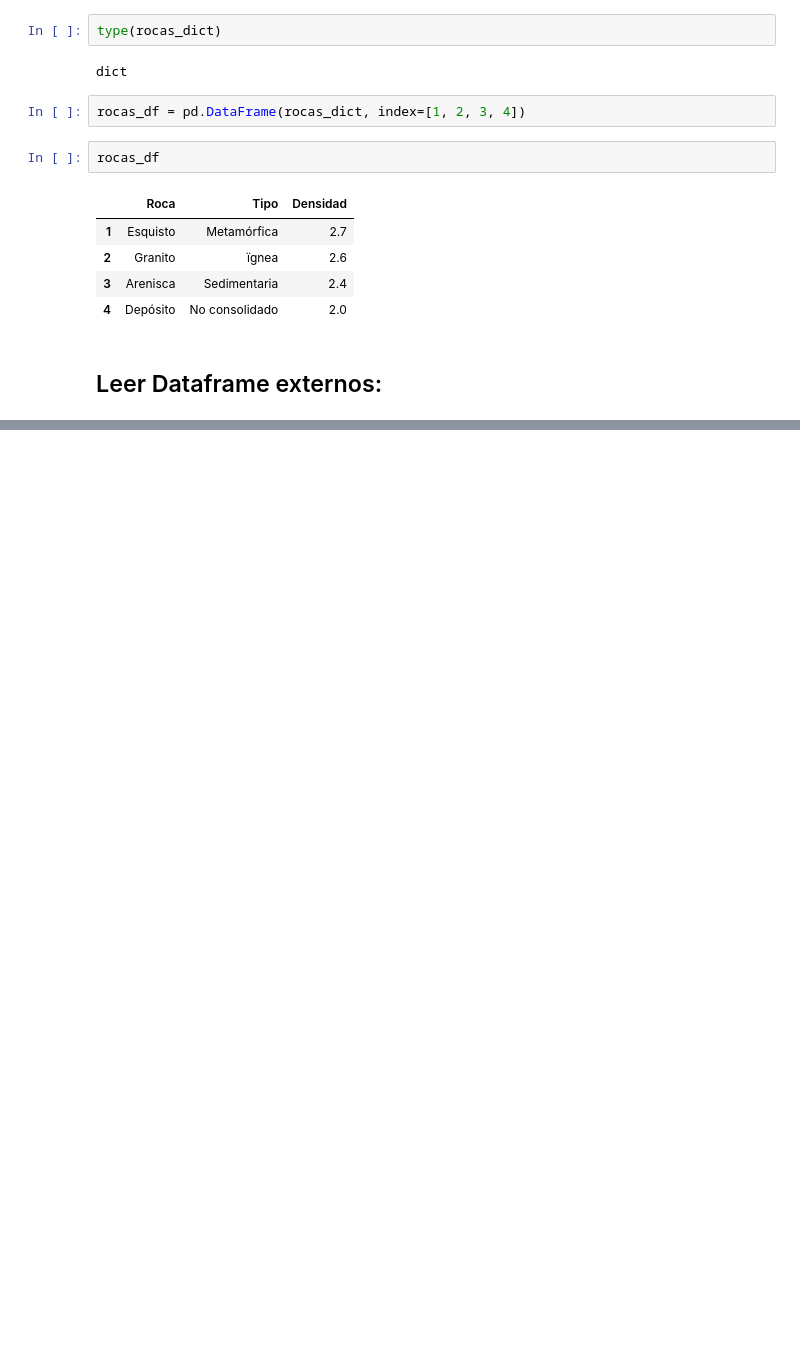
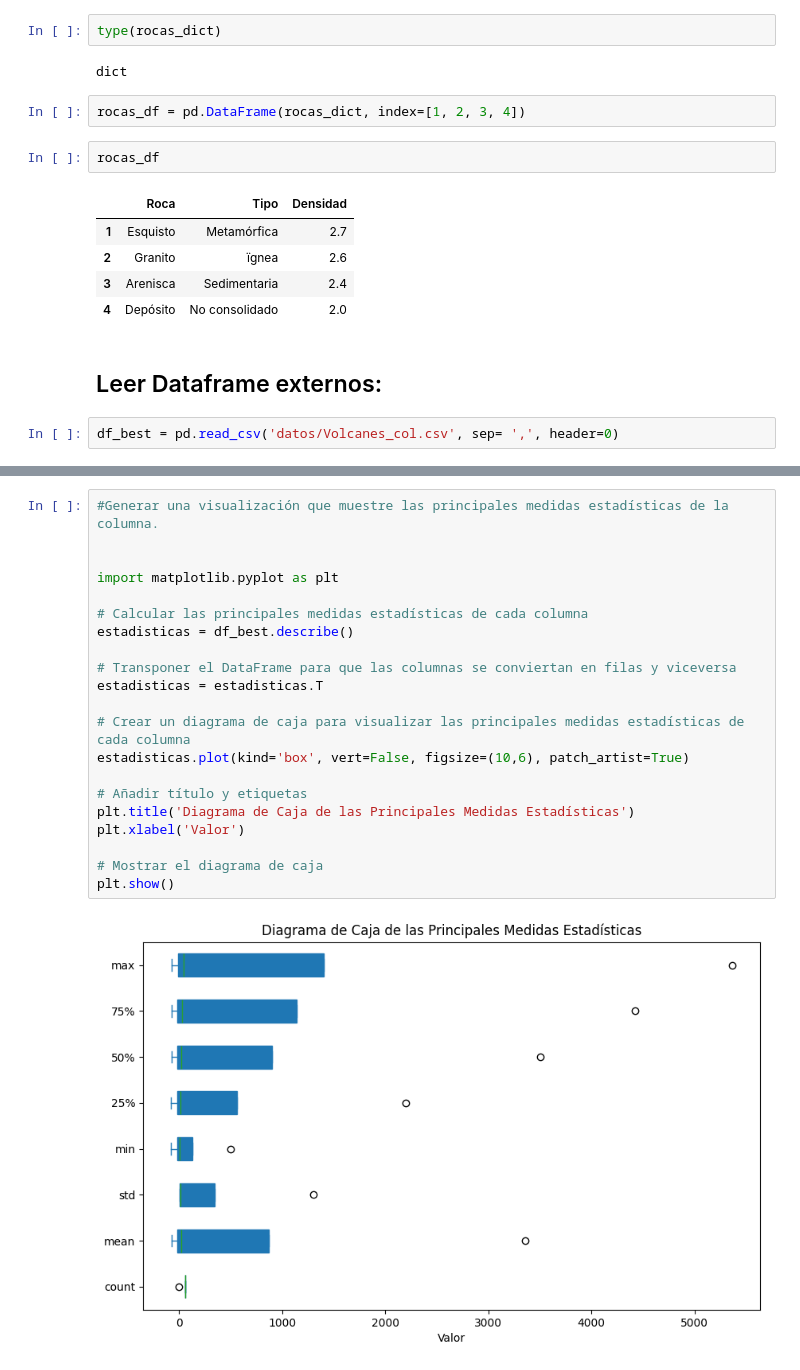
Before and after one commit to JuanZarate3/Nuevo_git, a Jupyter notebook: proyecto_sesion_2/modulo_1/Pandas.ipynb, the cells around one changed output, grey strips where cells are left out. Drawn from its saved outputs; the diff is of its cells as text; blank space fills up the shorter version.

```diff
--- a/proyecto_sesion_2/modulo_1/Pandas.ipynb
+++ b/proyecto_sesion_2/modulo_1/Pandas.ipynb
@@ -44,3 +46,5 @@ rocas_df
 | 4 | Depósito | No consolidado | 2.0 |
 # %% [markdown]
 ## Leer Dataframe externos:
+# %%
+df_best = pd.read_csv('datos/Volcanes_col.csv', sep= ',', header=0)
@@ -46,0 +172,23 @@ rocas_df
+# %%
+#Generar una visualización que muestre las principales medidas estadísticas de la columna.
+
+
+import matplotlib.pyplot as plt
+
+# Calcular las principales medidas estadísticas de cada columna
+estadisticas = df_best.describe()
+
+# Transponer el DataFrame para que las columnas se conviertan en filas y viceversa
+estadisticas = estadisticas.T
+
+# Crear un diagrama de caja para visualizar las principales medidas estadísticas de cada columna
+estadisticas.plot(kind='box', vert=False, figsize=(10,6), patch_artist=True)
+
+# Añadir título y etiquetas
+plt.title('Diagrama de Caja de las Principales Medidas Estadísticas')
+plt.xlabel('Valor')
+
+# Mostrar el diagrama de caja
+plt.show()
+# %% [output]
+[figure, added]
```
Also changed, not shown: parts of 8 cells of this notebook.
